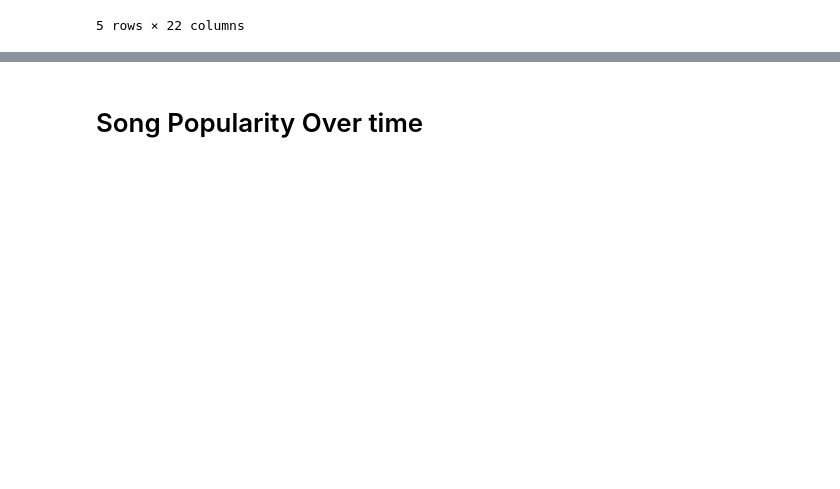
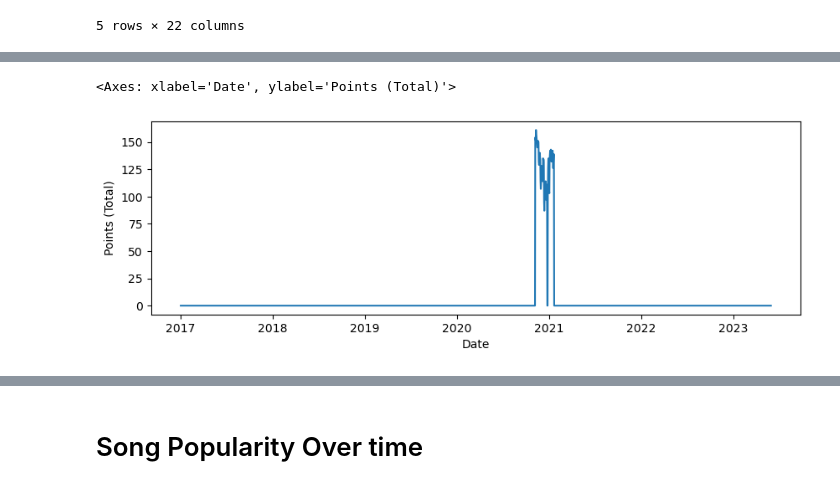
Before and after one commit to chauwat/spotify-analysist, a Jupyter notebook: visualise-new-area.ipynb, the cells around one changed output, grey strips where cells are left out. Cells and saved outputs as stored; diff of their text form; code cells hidden in the pictures; blank space fills up the shorter version.

```diff
--- a/visualise-new-area.ipynb
+++ b/visualise-new-area.ipynb
@@ -33,0 +40,3 @@ df_clean = df.drop_duplicates(subset=["Date", "id"], keep="last").copy()
+# %%
+df_points = df_clean[["Points (Total)", "Date", "id"]].copy()
+# df_points = df_points[:100000].copy()
@@ -33,0 +72,7 @@ df_clean = df.drop_duplicates(subset=["Date", "id"], keep="last").copy()
+# %%
+plt.figure(figsize=(10,3))
+sample = merged_df.sample(n=1).iloc[0]
+sns.lineplot(merged_df[merged_df["id"] == sample["id"]], x="Date", y="Points (Total)")
+# %% [output]
+<Axes: xlabel='Date', ylabel='Points (Total)'>
+[figure, added]
```
Also changed, not shown: parts of 17 cells of this notebook.
